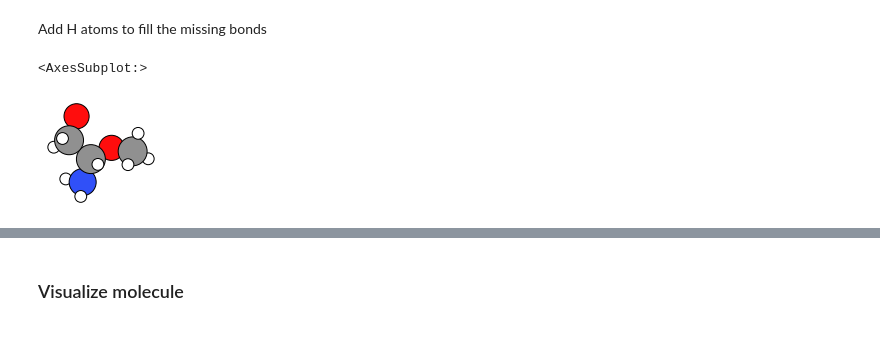
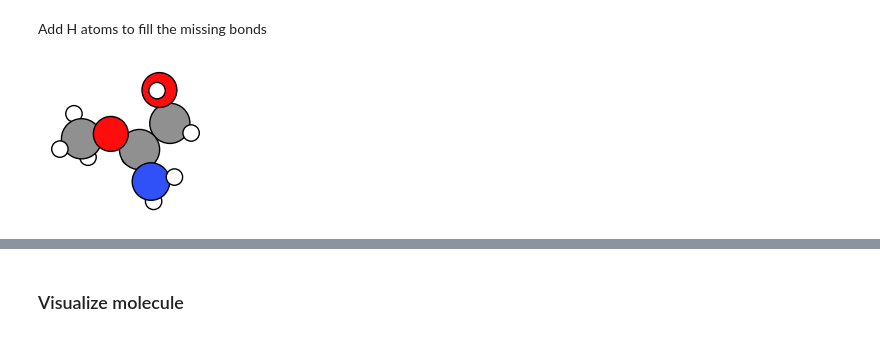
Before and after one commit to patrickmelix/PLAMS, a Jupyter notebook: examples/MoleculeTools/molecule_tools.ipynb, the cells around one changed output, grey strips where cells are left out. Cells and saved outputs as stored; diff of their text form; code cells hidden in the pictures.

```diff
--- a/examples/MoleculeTools/molecule_tools.ipynb
+++ b/examples/MoleculeTools/molecule_tools.ipynb
@@ -25,10 +23,9 @@ Add H atoms to fill the missing bonds
 # %%
 fragment_h = fragment.add_hatoms()
 # %%
-plams.plot_molecule(fragment_h)
+plams.plot_molecule(fragment_h, rotation=("0x,180y,0z"));
 # %% [output]
-<AxesSubplot:>
-[figure, old version]
+[figure, new version]
 # %%
 matrix = plams.toASE(fragment_h).get_all_distances()
 mask = np.triu(np.ones_like(matrix, dtype=bool), k=1)
```
Also changed, not shown: parts of 7 cells of this notebook.
